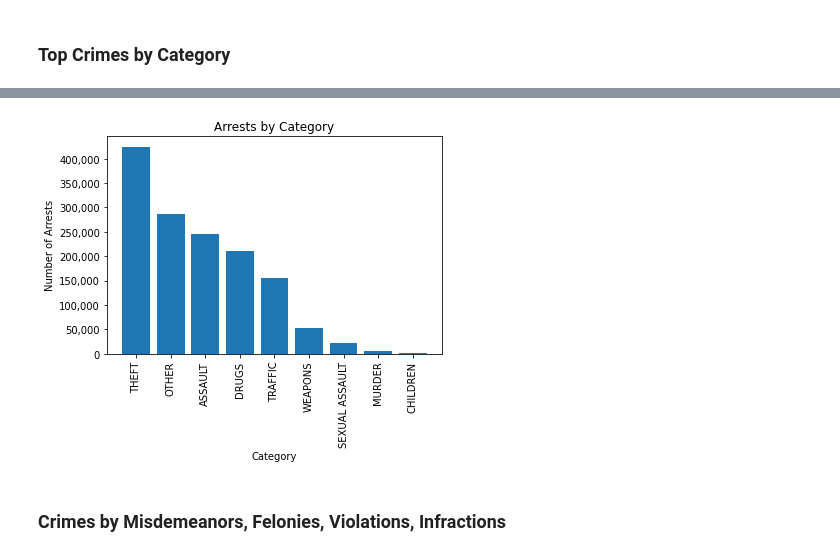
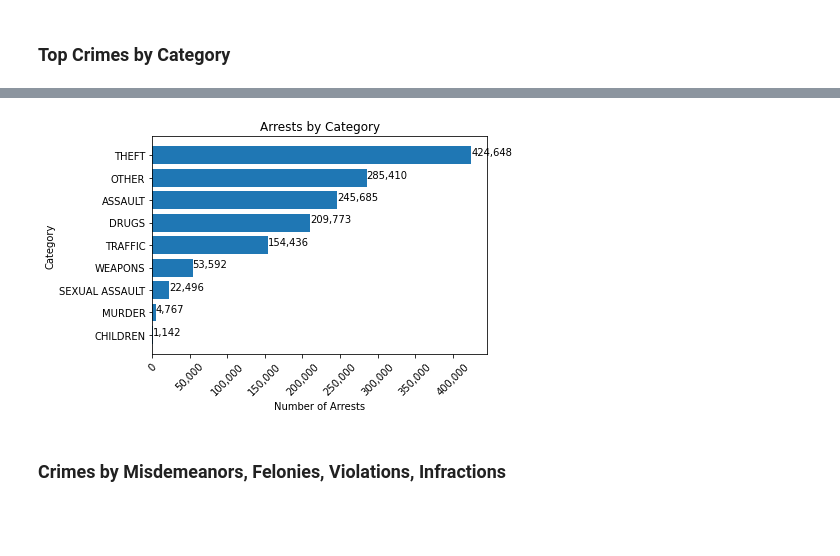
Before and after one commit to AmitSamra/NYC_Crime, a Jupyter notebook: nyc_crime_python.ipynb, the cells around one changed output, grey strips where cells are left out. Cells and saved outputs as stored; diff of their text form; code cells hidden in the pictures; blank space fills up the shorter version.

```diff
--- a/nyc_crime_python.ipynb
+++ b/nyc_crime_python.ipynb
@@ -583,6 +584,7 @@ df_category = df.groupby('category', as_index=False)
 df_category = df_category.size()
 df_category = df_category.sort_values('size', ascending=False)
 df_category = df_category.reset_index(drop=True)
+df_category = df_category.sort_values('size', ascending=True)
 df_category = df_category.rename(columns={'size':'total_arrests'})
 df_category
 # %% [output]
@@ -599,18 +601,21 @@ df_category
 # %%
 fig, ax = plt.subplots()
-ax.bar(df_category.category, df_category.total_arrests)
-ax.set_xlabel('Category')
-ax.set_ylabel('Number of Arrests')
+ax.barh(df_category.category, df_category.total_arrests)
+ax.set_ylabel('Category')
+ax.set_xlabel('Number of Arrests')
 ax.set_title('Arrests by Category')
-plt.xticks(rotation=90)
+plt.xticks(rotation=45)
 
-ax.yaxis.set_major_formatter(
-ticker.FuncFormatter(lambda y,p: format(int(y), ','))
+ax.xaxis.set_major_formatter(
+ticker.FuncFormatter(lambda x,p: format(int(x), ','))
 )
 
+for i,j in zip(df_category.total_arrests, df_category.category):
+    ax.annotate(format(i,','), xy=(i,j))
+
 plt.show()
 # %% [output]
-[figure, old version]
+[figure, new version]
 # %% [markdown]
 ### Crimes by Misdemeanors, Felonies, Violations, Infractions
 # %%
```
Also changed, not shown: parts of 5 cells of this notebook.
